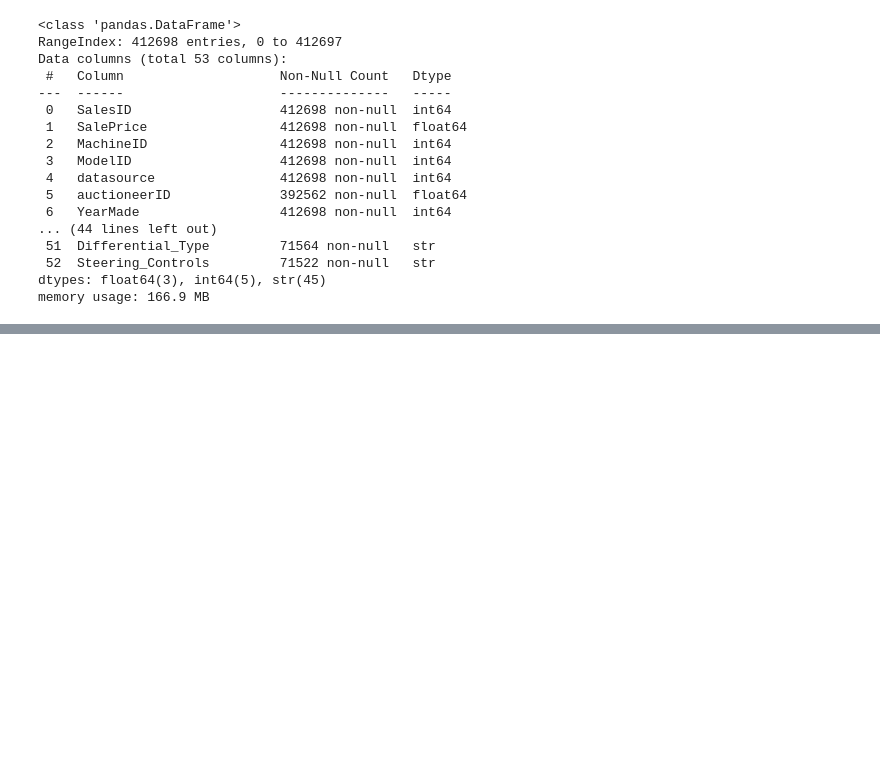
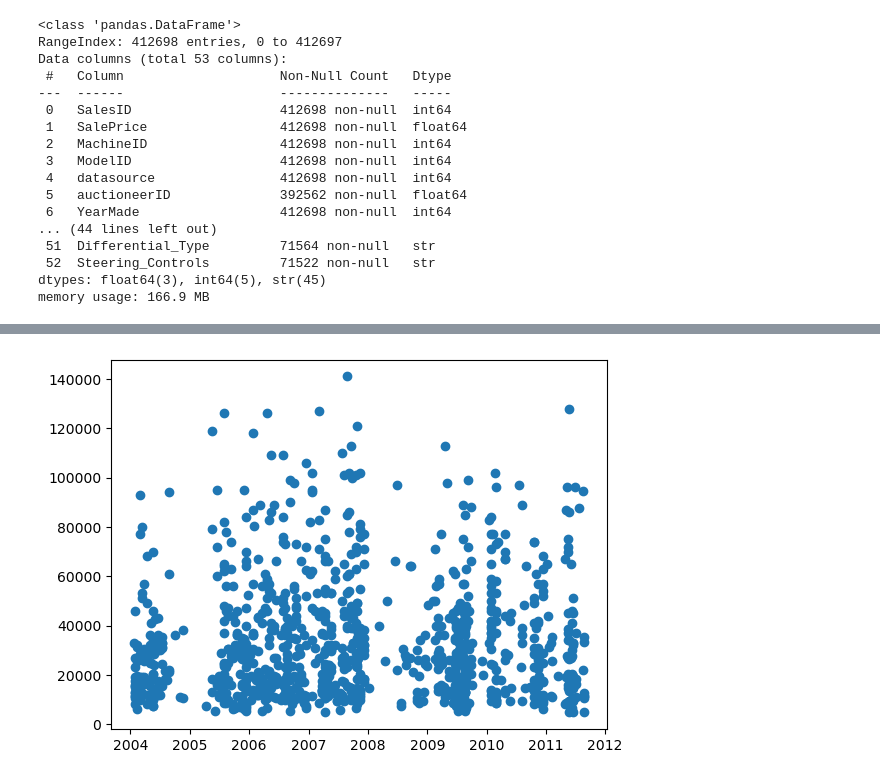
Before and after one commit to idrissiradi/bulldozer-price-prediction, a Jupyter notebook: main.ipynb, the cells around one changed output, grey strips where cells are left out. Saved outputs shown, nothing was run; the diff lists cells and outputs as text; code cells hidden in the pictures; blank space fills up the shorter version.

```diff
--- a/main.ipynb
+++ b/main.ipynb
@@ -55,0 +154,6 @@ memory usage: 166.9 MB
+# %%
+fig, ax = plt.subplots()
+ax.scatter(df["saledate"][:1000], df["SalePrice"][:1000])
+plt.show()
+# %% [output]
+[figure, added]
```
Also changed, not shown: parts of 30 cells of this notebook, 3 other files.
